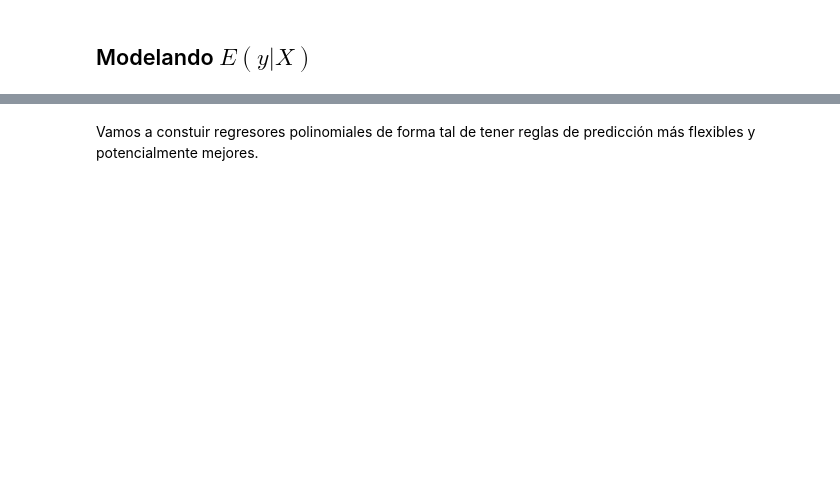
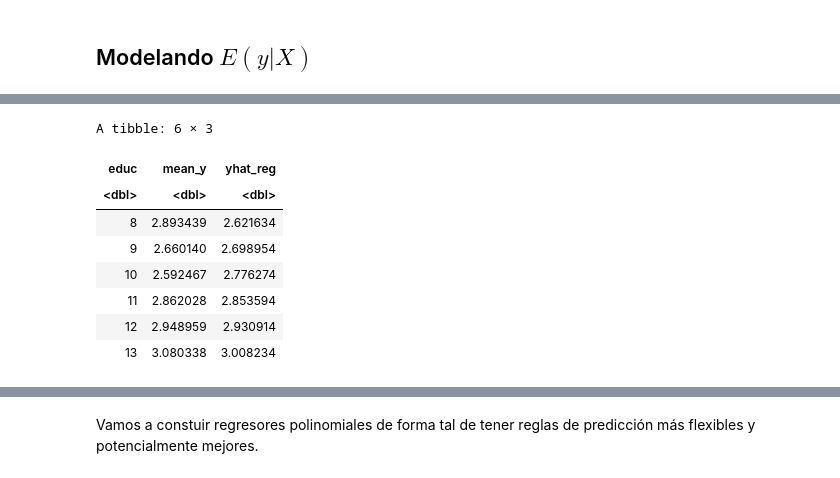
Before and after one commit to hsaguilera/BDML_2026_20, a Jupyter notebook: Lecture01/L01_01_LR.ipynb, the cells around one changed output, grey strips where cells are left out. Drawn from its saved outputs; the diff is of its cells as text; code cells hidden in the pictures; blank space fills up the shorter version.

```diff
--- a/Lecture01/L01_01_LR.ipynb
+++ b/Lecture01/L01_01_LR.ipynb
@@ -85,6 +171,18 @@ summ <- nlsy %>%
     mean_y = mean(lnw_2016),
     yhat_reg = mean(yhat), .groups="drop"
   )
+# %%
+head(summ)
+# %% [output]
+A tibble: 6 × 3
+| educ | mean_y | yhat_reg |
+| <dbl> | <dbl> | <dbl> |
+| 8 | 2.893439 | 2.621634 |
+| 9 | 2.660140 | 2.698954 |
+| 10 | 2.592467 | 2.776274 |
+| 11 | 2.862028 | 2.853594 |
+| 12 | 2.948959 | 2.930914 |
+| 13 | 3.080338 | 3.008234 |
 # %%
 # graficamos
 ggplot(summ) +
```
Also changed, not shown: parts of 16 cells of this notebook, 4 other files.
